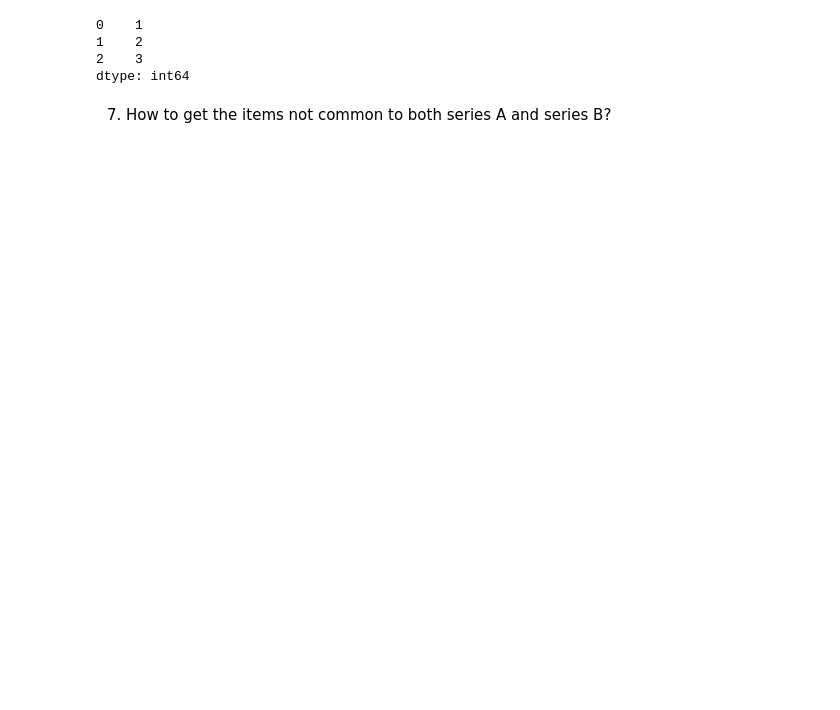
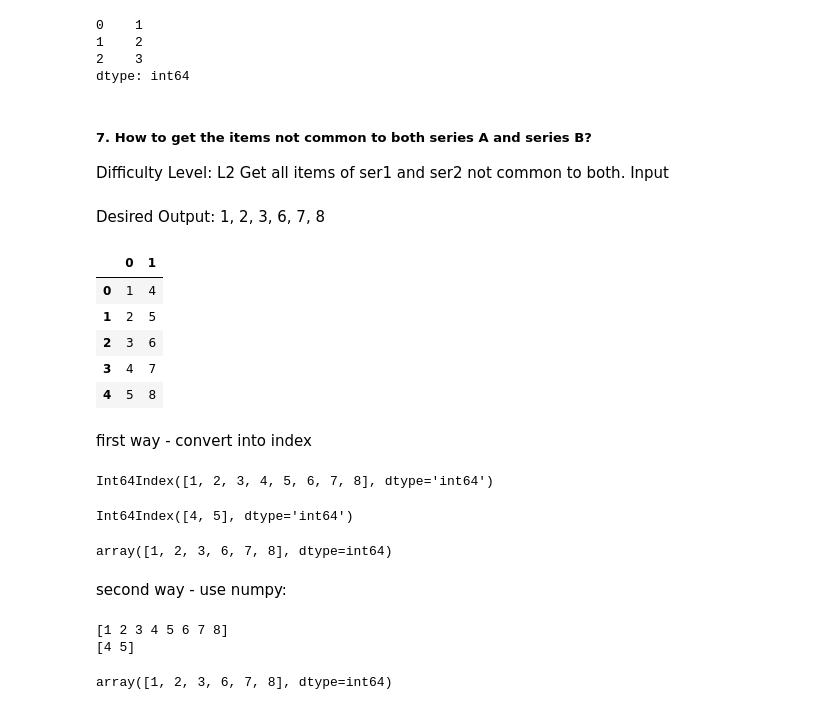
Before and after one commit to ishebarshina/Python_course, a Jupyter notebook: 101_Pandas_Exercises_for_Data_Analysis.ipynb, the cells around one changed output. Saved outputs shown, nothing was run; the diff lists cells and outputs as text; code cells hidden in the pictures; blank space fills up the shorter version.

```diff
--- a/101_Pandas_Exercises_for_Data_Analysis.ipynb
+++ b/101_Pandas_Exercises_for_Data_Analysis.ipynb
@@ -151,4 +152,49 @@ ser1[~ser1.isin(ser2)]  # отрицание
 2    3
 dtype: int64
 # %% [markdown]
-7. How to get the items not common to both series A and series B?
+##### 7. How to get the items not common to both series A and series B?
+Difficulty Level: L2 Get all items of ser1 and ser2 not common to both. Input
+# %%
+ser1 = pd.Series([1, 2, 3, 4, 5])
+ser2 = pd.Series([4, 5, 6, 7, 8])
+# %% [markdown]
+Desired Output: 1, 2, 3, 6, 7, 8
+# %%
+pd.concat([ser1, ser2], axis=1)
+# %% [output]
+|  | 0 | 1 |
+| 0 | 1 | 4 |
+| 1 | 2 | 5 |
+| 2 | 3 | 6 |
+| 3 | 4 | 7 |
+| 4 | 5 | 8 |
+# %% [markdown]
+first way - convert into index
+# %%
+pd.Index(ser1.values).union(pd.Index(ser2.values))
+# %% [output]
+Int64Index([1, 2, 3, 4, 5, 6, 7, 8], dtype='int64')
+# %%
+pd.Index(ser1.values).intersection(pd.Index(ser2.values))
+# %% [output]
+Int64Index([4, 5], dtype='int64')
+# %%
+t1 = pd.Index(ser1.values).union(pd.Index(ser2.values))
+t2 = pd.Index(ser1.values).intersection(pd.Index(ser2.values))
+t1[~t1.isin(t2)].values
+# %% [output]
+array([1, 2, 3, 6, 7, 8], dtype=int64)
+# %% [markdown]
+second way - use numpy:
+# %%
+print(np.union1d(ser1, ser2))
+print(np.intersect1d(ser1, ser2))
+# %% [output]
+[1 2 3 4 5 6 7 8]
+[4 5]
+# %%
+ser_union = pd.Series(np.union1d(ser1, ser2))
+ser_intersect = pd.Series(np.intersect1d(ser1, ser2))
+ser_union[~ser_union.isin(ser_intersect)].values
+# %% [output]
+array([1, 2, 3, 6, 7, 8], dtype=int64)
```
Also changed, not shown: parts of 120 cells of this notebook.
